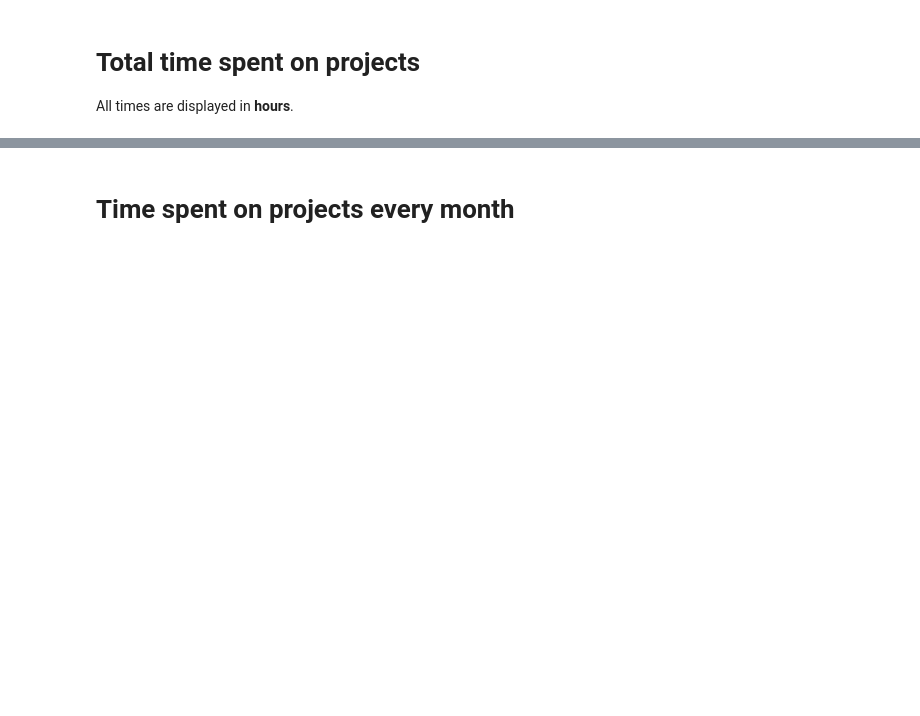
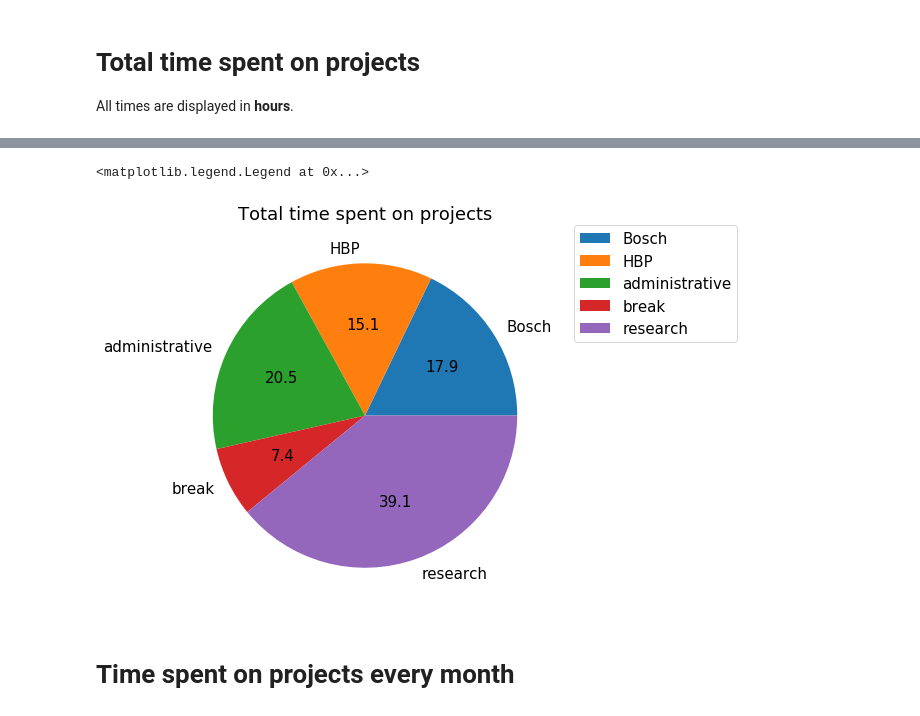
Before and after one commit to jackokaiser/gleeo_time_analysis, a Jupyter notebook: plot_time_tracking.ipynb, the cells around one changed output, grey strips where cells are left out. Drawn from its saved outputs; the diff is of its cells as text; code cells hidden in the pictures; blank space fills up the shorter version.

```diff
--- a/plot_time_tracking.ipynb
+++ b/plot_time_tracking.ipynb
@@ -10,5 +10,10 @@ import numpy as np
 # Set ipython's max row display
 pd.set_option('display.max_row', 10)
 
-# Set iPython's max column width to 50
+# Set iPython's max column width
 pd.set_option('display.max_columns', 10)
+
+# Matplotlib defaults
+from pylab import rcParams
+rcParams['figure.figsize'] = (15,7)
+rcParams['font.size'] = 15
@@ -26,7 +62,10 @@ project_total["Decimal Duration"]
 # %%
-ax = project_total.plot.pie('Decimal Duration', figsize=(10,10), fontsize=15)
+ax = project_total.plot.pie(y='Decimal Duration', autopct='%.1f')
 ax.set_title('Total time spent on projects')
 ax.set_ylabel('')
 ax.legend(bbox_to_anchor=(1.05, 1), loc=2, borderaxespad=0.)
+# %% [output]
+<matplotlib.legend.Legend at 0x...>
+[figure, added]
 # %% [markdown]
 # Time spent on projects every month
```
Also changed, not shown: parts of 12 cells of this notebook, 2 other files.
